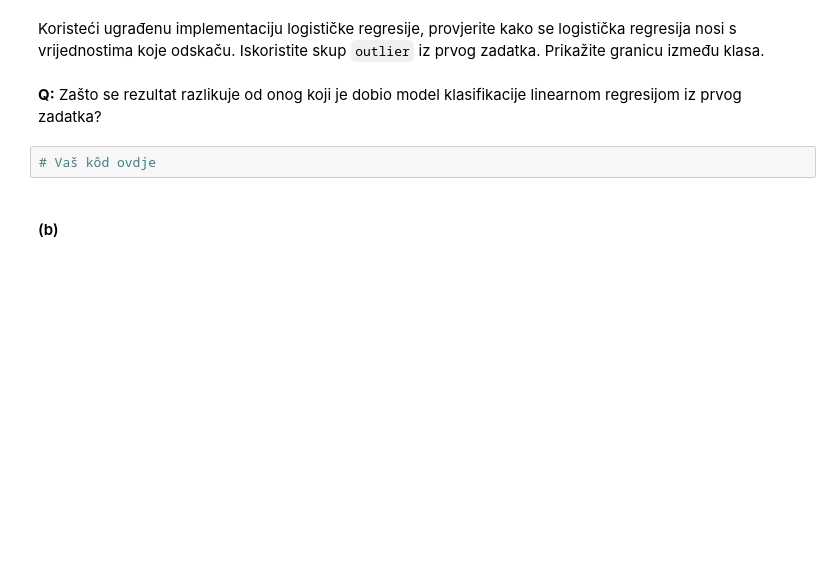
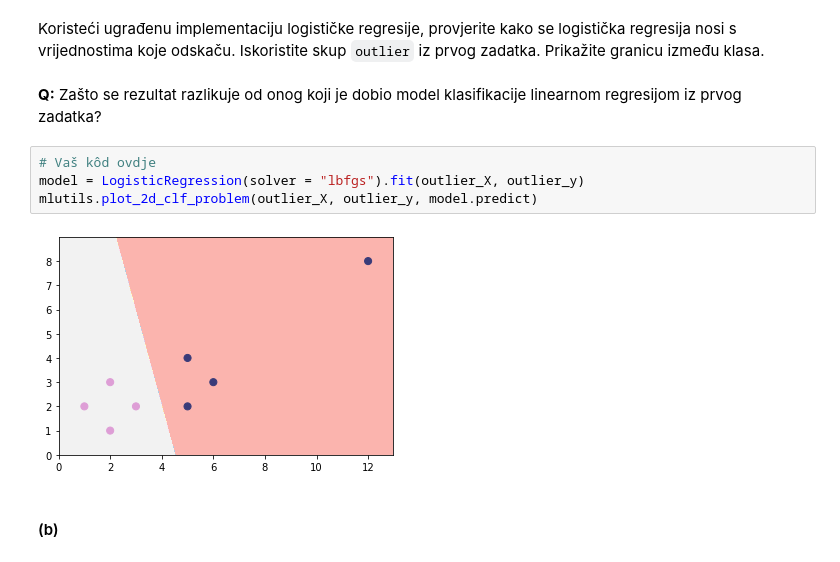
Before and after one commit to aj50009/su, a Jupyter notebook: SU-2019-LAB02-0036500097.ipynb, the cells around one changed output. Drawn from its saved outputs; the diff is of its cells as text; blank space fills up the shorter version.

```diff
--- a/SU-2019-LAB02-0036500097.ipynb
+++ b/SU-2019-LAB02-0036500097.ipynb
@@ -337,8 +337,12 @@ Cross-entropy error (built-in): 0.020446633092576976
 Koristeći ugrađenu implementaciju logističke regresije, provjerite kako se logistička regresija nosi s vrijednostima koje odskaču. Iskoristite skup `outlier` iz prvog zadatka. Prikažite granicu između klasa.
 # %% [markdown]
 **Q:** Zašto se rezultat razlikuje od onog koji je dobio model klasifikacije linearnom regresijom iz prvog zadatka?
-# %%
-# Vaš kôd ovdje
+# %%
+# Vaš kôd ovdje
+model = LogisticRegression(solver = "lbfgs").fit(outlier_X, outlier_y)
+mlutils.plot_2d_clf_problem(outlier_X, outlier_y, model.predict)
+# %% [output]
+[figure, added]
 # %% [markdown]
 #### (b)
 # %% [markdown]
```
Also changed, not shown: parts of 10 cells of this notebook.
